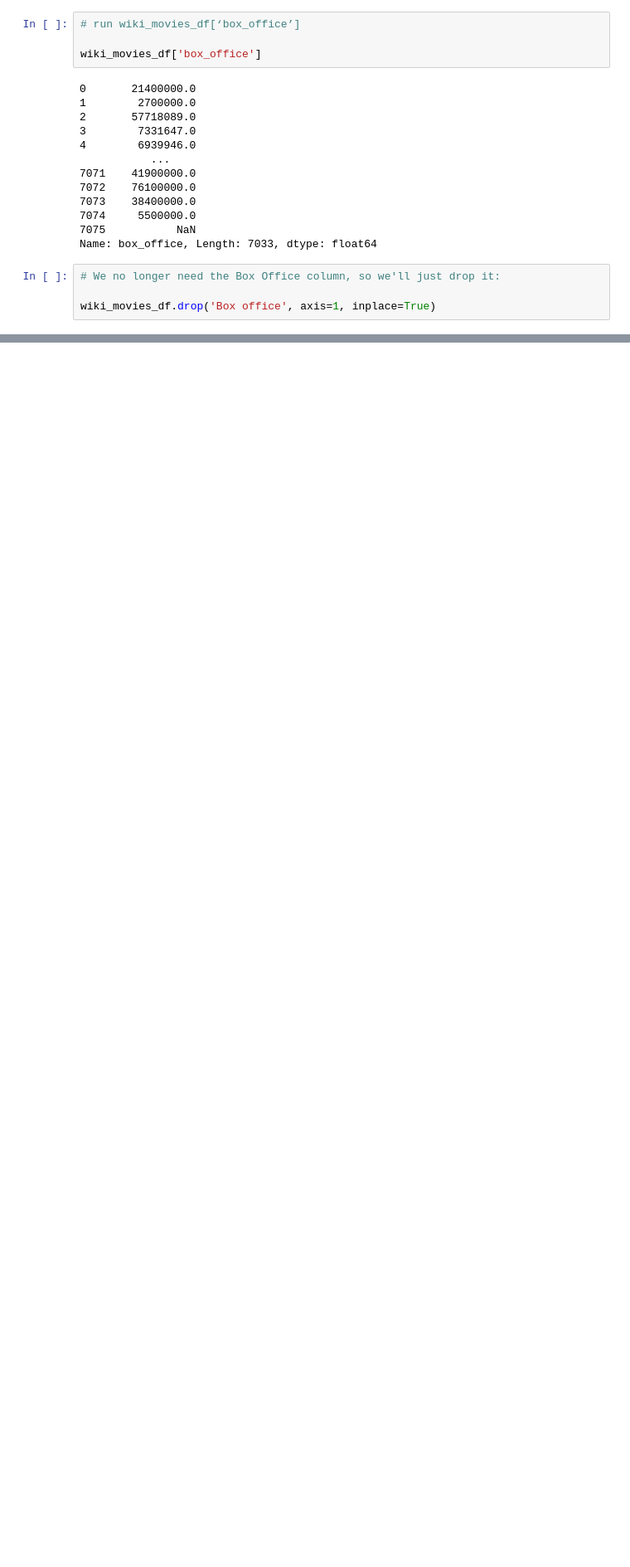
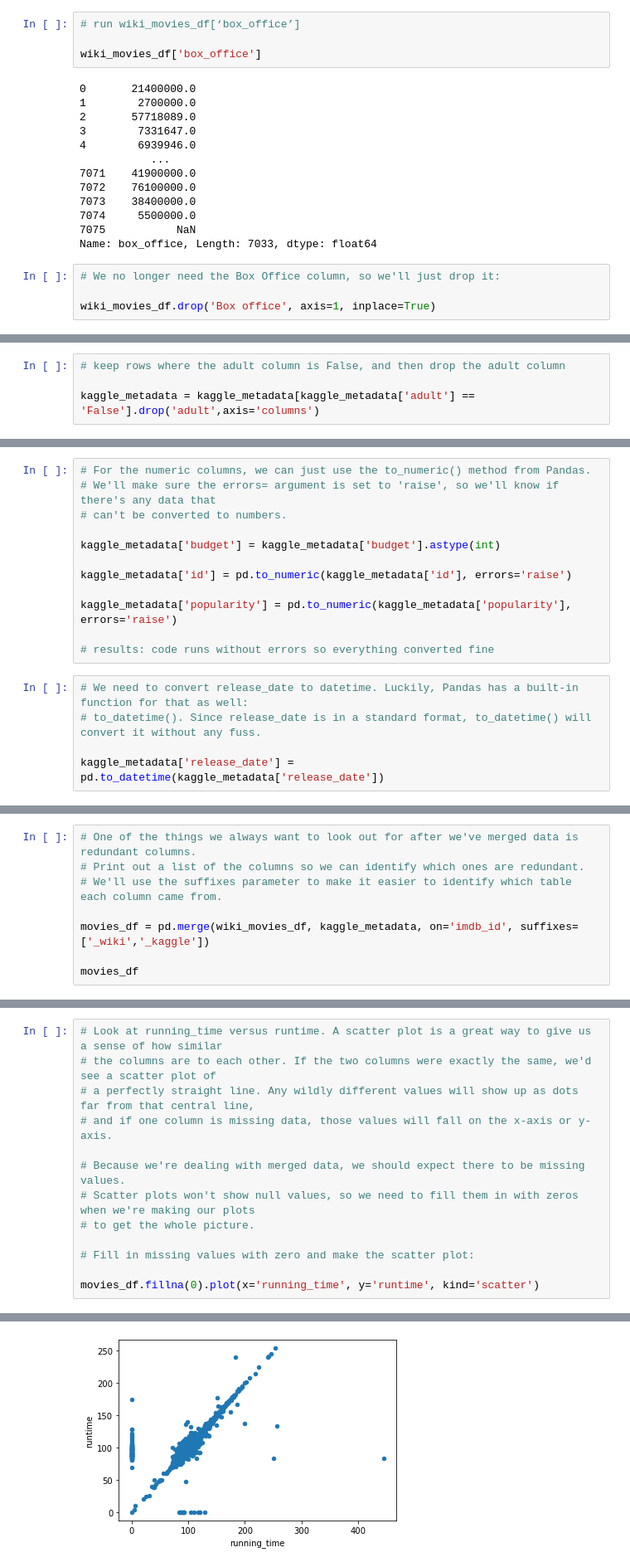
Before and after one commit to HollyESmith/Movies-ETL, a Jupyter notebook: MoviesETL.ipynb, the cells around one changed output, grey strips where cells are left out. Shown at 83% size. Drawn from its saved outputs; the diff is of its cells as text; blank space fills up the shorter version.

```diff
--- a/MoviesETL.ipynb
+++ b/MoviesETL.ipynb
@@ -744,0 +1055,4 @@ wiki_movies_df.drop('Box office', axis=1, inplace=True)
+# %%
+# keep rows where the adult column is False, and then drop the adult column
+
+kaggle_metadata = kaggle_metadata[kaggle_metadata['adult'] == 'False'].drop('adult',axis='columns')
@@ -744,0 +1076,17 @@ wiki_movies_df.drop('Box office', axis=1, inplace=True)
+# %%
+# For the numeric columns, we can just use the to_numeric() method from Pandas.
+# We'll make sure the errors= argument is set to 'raise', so we'll know if there's any data that
+# can't be converted to numbers.
+
+kaggle_metadata['budget'] = kaggle_metadata['budget'].astype(int)
+
+kaggle_metadata['id'] = pd.to_numeric(kaggle_metadata['id'], errors='raise')
+
+kaggle_metadata['popularity'] = pd.to_numeric(kaggle_metadata['popularity'], errors='raise')
+
+# results: code runs without errors so everything converted fine
+# %%
+# We need to convert release_date to datetime. Luckily, Pandas has a built-in function for that as well:
+# to_datetime(). Since release_date is in a standard format, to_datetime() will convert it without any fuss.
+
+kaggle_metadata['release_date'] = pd.to_datetime(kaggle_metadata['release_date'])
@@ -744,0 +1155,8 @@ wiki_movies_df.drop('Box office', axis=1, inplace=True)
+# %%
+# One of the things we always want to look out for after we've merged data is redundant columns.
+# Print out a list of the columns so we can identify which ones are redundant.
+# We'll use the suffixes parameter to make it easier to identify which table each column came from.
+
+movies_df = pd.merge(wiki_movies_df, kaggle_metadata, on='imdb_id', suffixes=['_wiki','_kaggle'])
+
+movies_df
@@ -744,0 +1253,14 @@ wiki_movies_df.drop('Box office', axis=1, inplace=True)
+# %%
+# Look at running_time versus runtime. A scatter plot is a great way to give us a sense of how similar
+# the columns are to each other. If the two columns were exactly the same, we'd see a scatter plot of
+# a perfectly straight line. Any wildly different values will show up as dots far from that central line,
+# and if one column is missing data, those values will fall on the x-axis or y-axis.
+
+# Because we're dealing with merged data, we should expect there to be missing values.
+# Scatter plots won't show null values, so we need to fill them in with zeros when we're making our plots
+# to get the whole picture.
+
+# Fill in missing values with zero and make the scatter plot:
+
+movies_df.fillna(0).plot(x='running_time', y='runtime', kind='scatter')
+# %% [output]
@@ -744,0 +1268 @@ wiki_movies_df.drop('Box office', axis=1, inplace=True)
+[figure, added]
```
Also changed, not shown: parts of 79 cells of this notebook.
